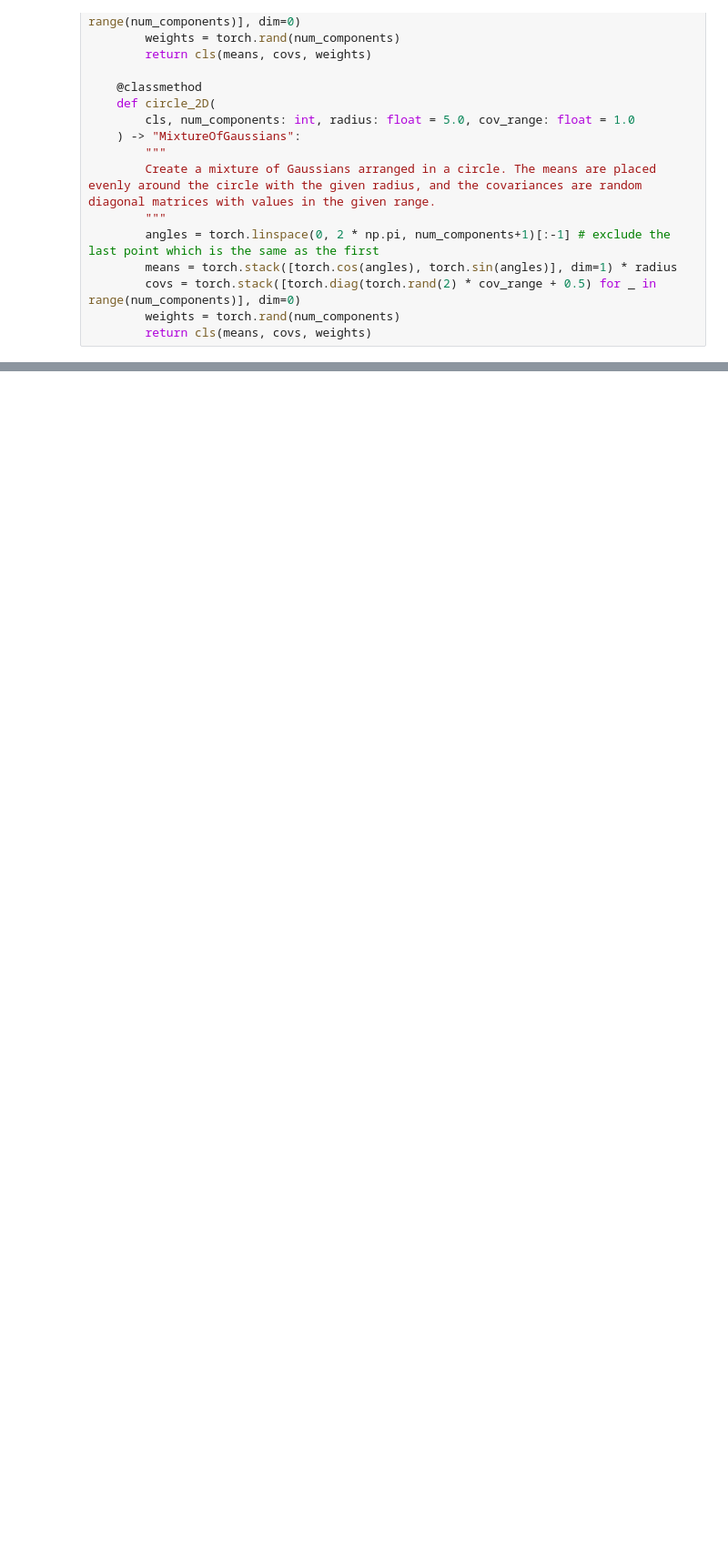
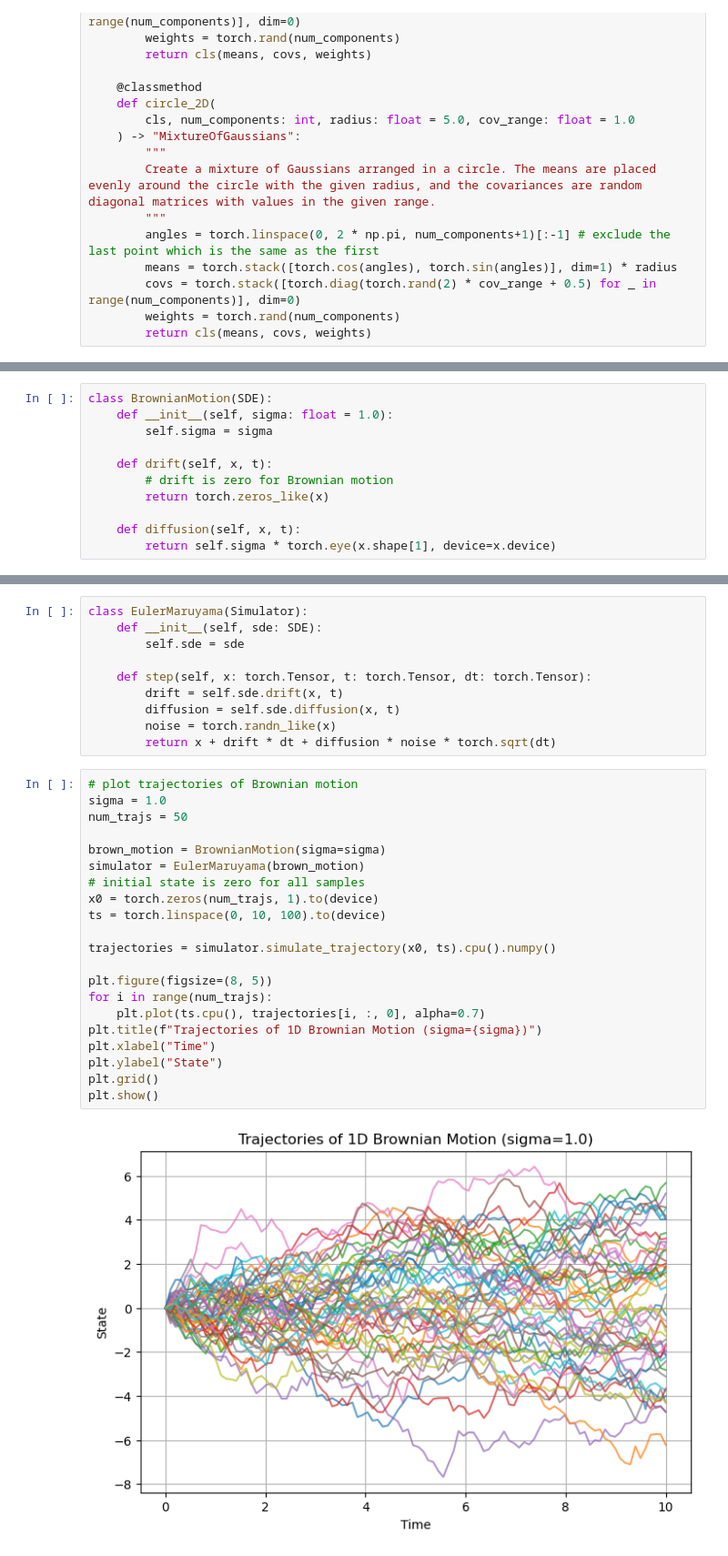
Before and after one commit to yuachen/course_diffusion_models, a Jupyter notebook: Exercise1/ex1.ipynb, the cells around one changed output, grey strips where cells are left out. Shown at 91% size. Cells and saved outputs as stored; diff of their text form; blank space fills up the shorter version.

```diff
--- a/Exercise1/ex1.ipynb
+++ b/Exercise1/ex1.ipynb
@@ -161 +181,12 @@ $\sigma_t$ is the diffusion term and $W_t$ is standard Brownian motion.
+# %%
+class BrownianMotion(SDE):
+    def __init__(self, sigma: float = 1.0):
+        self.sigma = sigma
+
+    def drift(self, x, t):
+        # drift is zero for Brownian motion
+        return torch.zeros_like(x)
+
+    def diffusion(self, x, t):
+        return self.sigma * torch.eye(x.shape[1], device=x.device)
 # %% [markdown]
@@ -166,0 +231,33 @@ torch.Size([10000, 2])
+# %%
+class EulerMaruyama(Simulator):
+    def __init__(self, sde: SDE):
+        self.sde = sde
+
+    def step(self, x: torch.Tensor, t: torch.Tensor, dt: torch.Tensor):
+        drift = self.sde.drift(x, t)
+        diffusion = self.sde.diffusion(x, t)
+        noise = torch.randn_like(x)
+        return x + drift * dt + diffusion * noise * torch.sqrt(dt)
+# %%
+# plot trajectories of Brownian motion
+sigma = 1.0
+num_trajs = 50
+
+brown_motion = BrownianMotion(sigma=sigma)
+simulator = EulerMaruyama(brown_motion)
+# initial state is zero for all samples
+x0 = torch.zeros(num_trajs, 1).to(device)
+ts = torch.linspace(0, 10, 100).to(device)
+
+trajectories = simulator.simulate_trajectory(x0, ts).cpu().numpy()
+
+plt.figure(figsize=(8, 5))
+for i in range(num_trajs):
+    plt.plot(ts.cpu(), trajectories[i, :, 0], alpha=0.7)
+plt.title(f"Trajectories of 1D Brownian Motion (sigma={sigma})")
+plt.xlabel("Time")
+plt.ylabel("State")
+plt.grid()
+plt.show()
+# %% [output]
+[figure, added]
```
Also changed, not shown: parts of 10 cells of this notebook.
